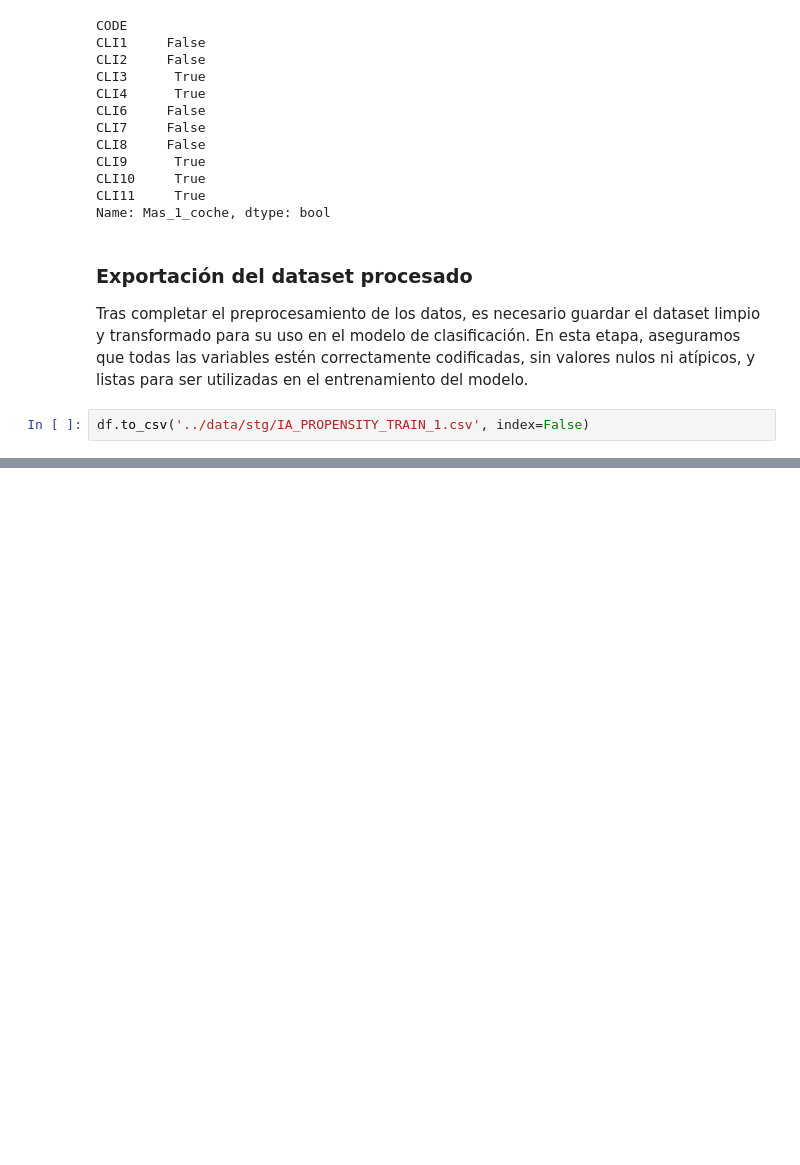
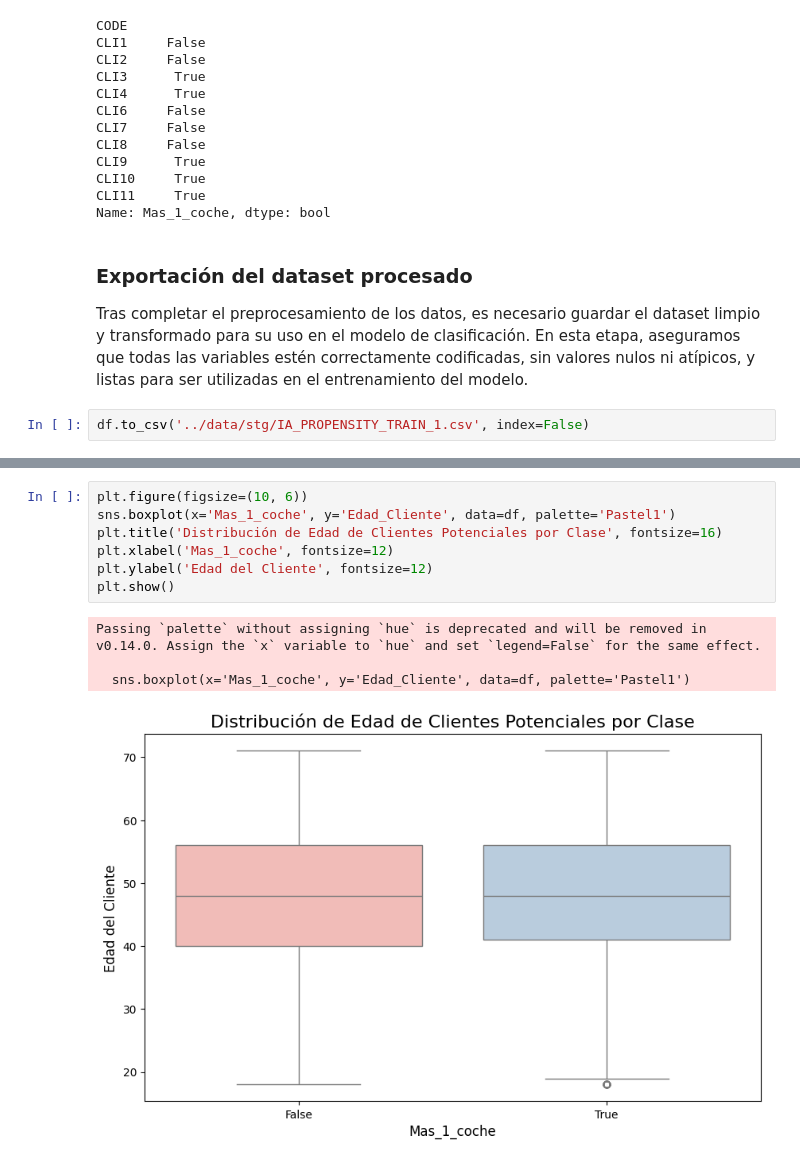
Before and after one commit to Nachosanchezz/ia_trabajos, a Jupyter notebook: notebooks/02_procesamiento.ipynb, the cells around one changed output, grey strips where cells are left out. Saved outputs shown, nothing was run; the diff lists cells and outputs as text; blank space fills up the shorter version.

```diff
--- a/notebooks/02_procesamiento.ipynb
+++ b/notebooks/02_procesamiento.ipynb
@@ -313,0 +335,12 @@ df.to_csv('../data/stg/IA_PROPENSITY_TRAIN_1.csv', index=False)
+# %%
+plt.figure(figsize=(10, 6))
+sns.boxplot(x='Mas_1_coche', y='Edad_Cliente', data=df, palette='Pastel1')
+plt.title('Distribución de Edad de Clientes Potenciales por Clase', fontsize=16)
+plt.xlabel('Mas_1_coche', fontsize=12)
+plt.ylabel('Edad del Cliente', fontsize=12)
+plt.show()
+# %% [output]
+Passing `palette` without assigning `hue` is deprecated and will be removed in v0.14.0. Assign the `x` variable to `hue` and set `legend=False` for the same effect.
+
+  sns.boxplot(x='Mas_1_coche', y='Edad_Cliente', data=df, palette='Pastel1')
+[figure, added]
```
Also changed, not shown: parts of 10 cells of this notebook, 2 other files.
